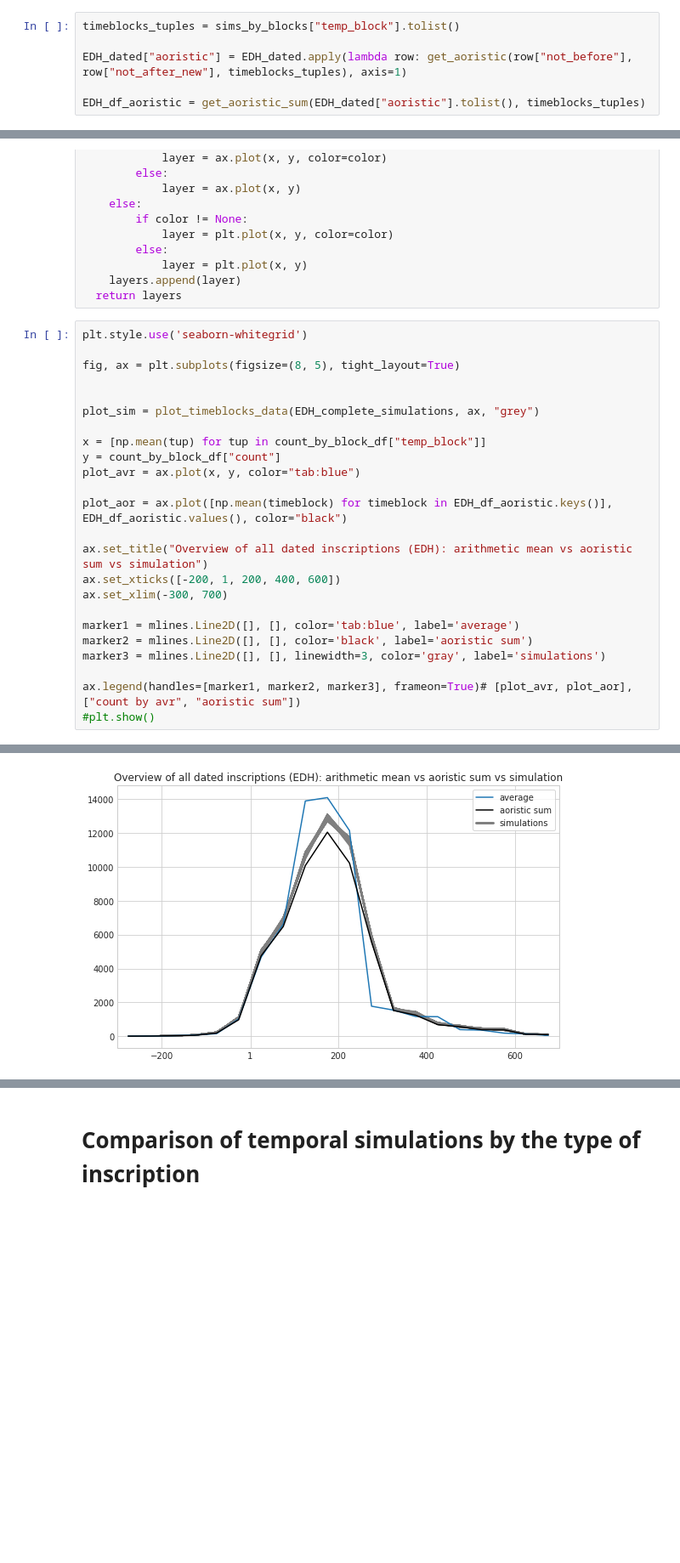
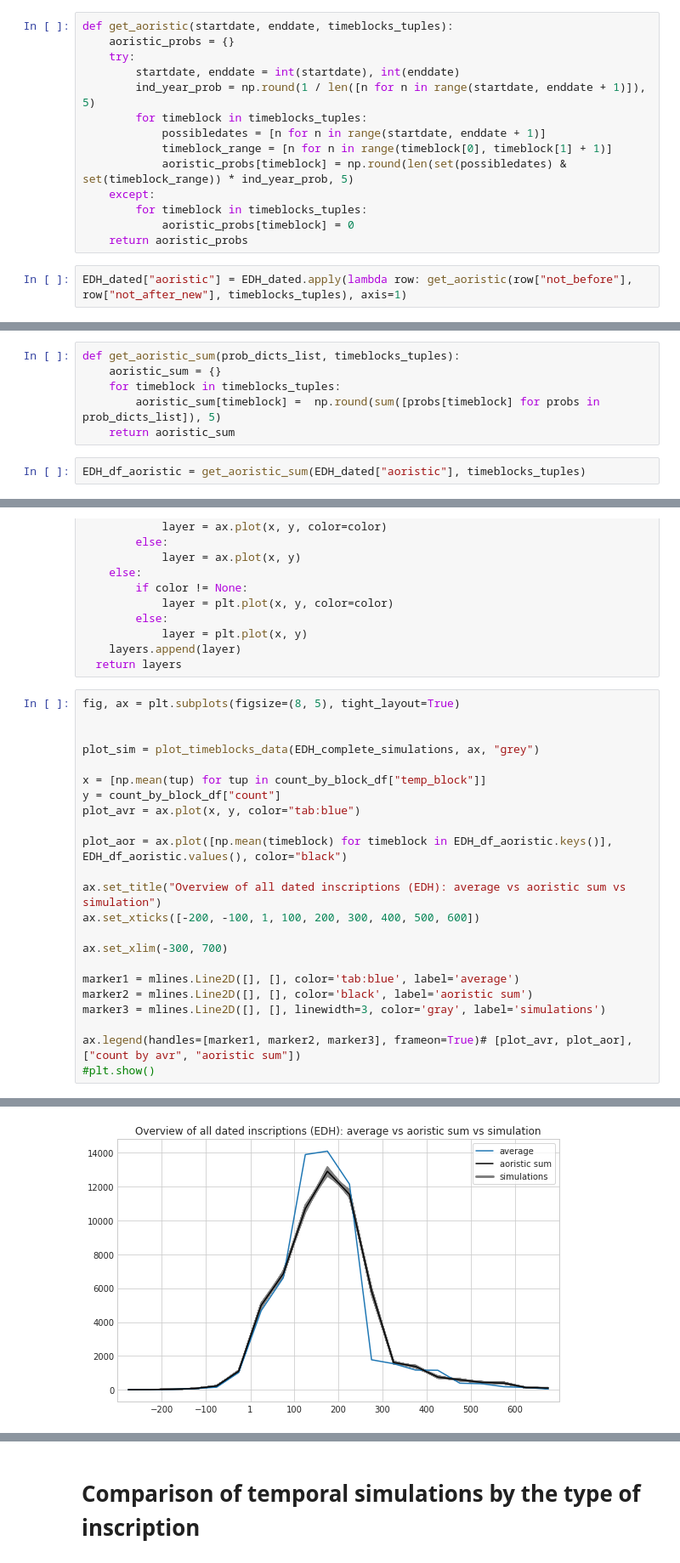
Before and after one commit to sdam-au/EDH_exploration, a Jupyter notebook: scripts/Py_EDH_TEMPORAL_EXPLORATION.ipynb, the cells around one changed output, grey strips where cells are left out. Shown at 85% size. Drawn from its saved outputs; the diff is of its cells as text; blank space fills up the shorter version.

```diff
--- a/scripts/Py_EDH_TEMPORAL_EXPLORATION.ipynb
+++ b/scripts/Py_EDH_TEMPORAL_EXPLORATION.ipynb
@@ -502,9 +519,19 @@ count_by_block_df
 | 19 | (651, 700) | 53 |
 # %% [markdown]
 # Aoristic sum
+# %%
+def get_aoristic(startdate, enddate, timeblocks_tuples):
+    aoristic_probs = {}
+    try:
+        startdate, enddate = int(startdate), int(enddate)
+        ind_year_prob = np.round(1 / len([n for n in range(startdate, enddate + 1)]), 5)
+        for timeblock in timeblocks_tuples:
+            possibledates = [n for n in range(startdate, enddate + 1)]
+            timeblock_range = [n for n in range(timeblock[0], timeblock[1] + 1)]
+            aoristic_probs[timeblock] = np.round(len(set(possibledates) & set(timeblock_range)) * ind_year_prob, 5)
+    except:
+        for timeblock in timeblocks_tuples:
+            aoristic_probs[timeblock] = 0
+    return aoristic_probs
 # %%
-timeblocks_tuples = sims_by_blocks["temp_block"].tolist()
-
 EDH_dated["aoristic"] = EDH_dated.apply(lambda row: get_aoristic(row["not_before"], row["not_after_new"], timeblocks_tuples), axis=1)
-
-EDH_df_aoristic = get_aoristic_sum(EDH_dated["aoristic"].tolist(), timeblocks_tuples)
@@ -510,0 +600,8 @@ EDH_df_aoristic = get_aoristic_sum(EDH_dated["aoristic"].tolist(), timeblocks_tu
+# %%
+def get_aoristic_sum(prob_dicts_list, timeblocks_tuples):
+    aoristic_sum = {}
+    for timeblock in timeblocks_tuples:
+        aoristic_sum[timeblock] =  np.round(sum([probs[timeblock] for probs in prob_dicts_list]), 5)
+    return aoristic_sum
+# %%
+EDH_df_aoristic = get_aoristic_sum(EDH_dated["aoristic"], timeblocks_tuples)
@@ -532,30 +654,29 @@ def plot_timeblocks_data(list_of_timeblocks_data, ax=None, color=None):
     layers.append(layer)
   return layers
 # %%
-plt.style.use('seaborn-whitegrid')
-
 fig, ax = plt.subplots(figsize=(8, 5), tight_layout=True)
 
 
 plot_sim = plot_timeblocks_data(EDH_complete_simulations, ax, "grey")
 
 x = [np.mean(tup) for tup in count_by_block_df["temp_block"]]
 y = count_by_block_df["count"]
 plot_avr = ax.plot(x, y, color="tab:blue")
 
 plot_aor = ax.plot([np.mean(timeblock) for timeblock in EDH_df_aoristic.keys()], EDH_df_aoristic.values(), color="black")
 
-ax.set_title("Overview of all dated inscriptions (EDH): arithmetic mean vs aoristic sum vs simulation")
-ax.set_xticks([-200, 1, 200, 400, 600])
+ax.set_title("Overview of all dated inscriptions (EDH): average vs aoristic sum vs simulation")
+ax.set_xticks([-200, -100, 1, 100, 200, 300, 400, 500, 600])
+
 ax.set_xlim(-300, 700)
 
 marker1 = mlines.Line2D([], [], color='tab:blue', label='average')
 marker2 = mlines.Line2D([], [], color='black', label='aoristic sum')
 marker3 = mlines.Line2D([], [], linewidth=3, color='gray', label='simulations')
 
 ax.legend(handles=[marker1, marker2, marker3], frameon=True)# [plot_avr, plot_aor], ["count by avr", "aoristic sum"])
 #plt.show()
 # %% [output]
 <matplotlib.legend.Legend at 0x...>
-[figure, old version]
+[figure, new version]
 # %%
```
Also changed, not shown: parts of 56 cells of this notebook.
